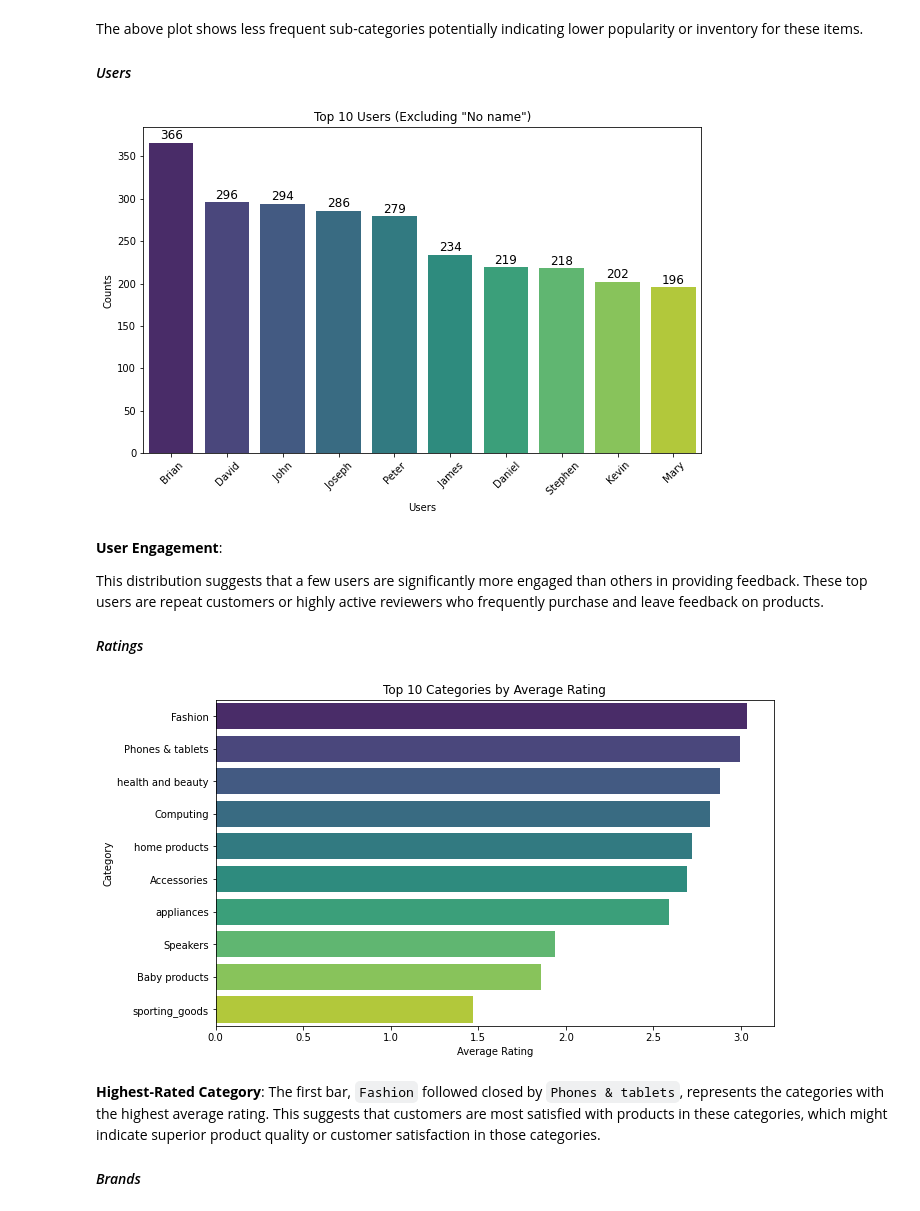
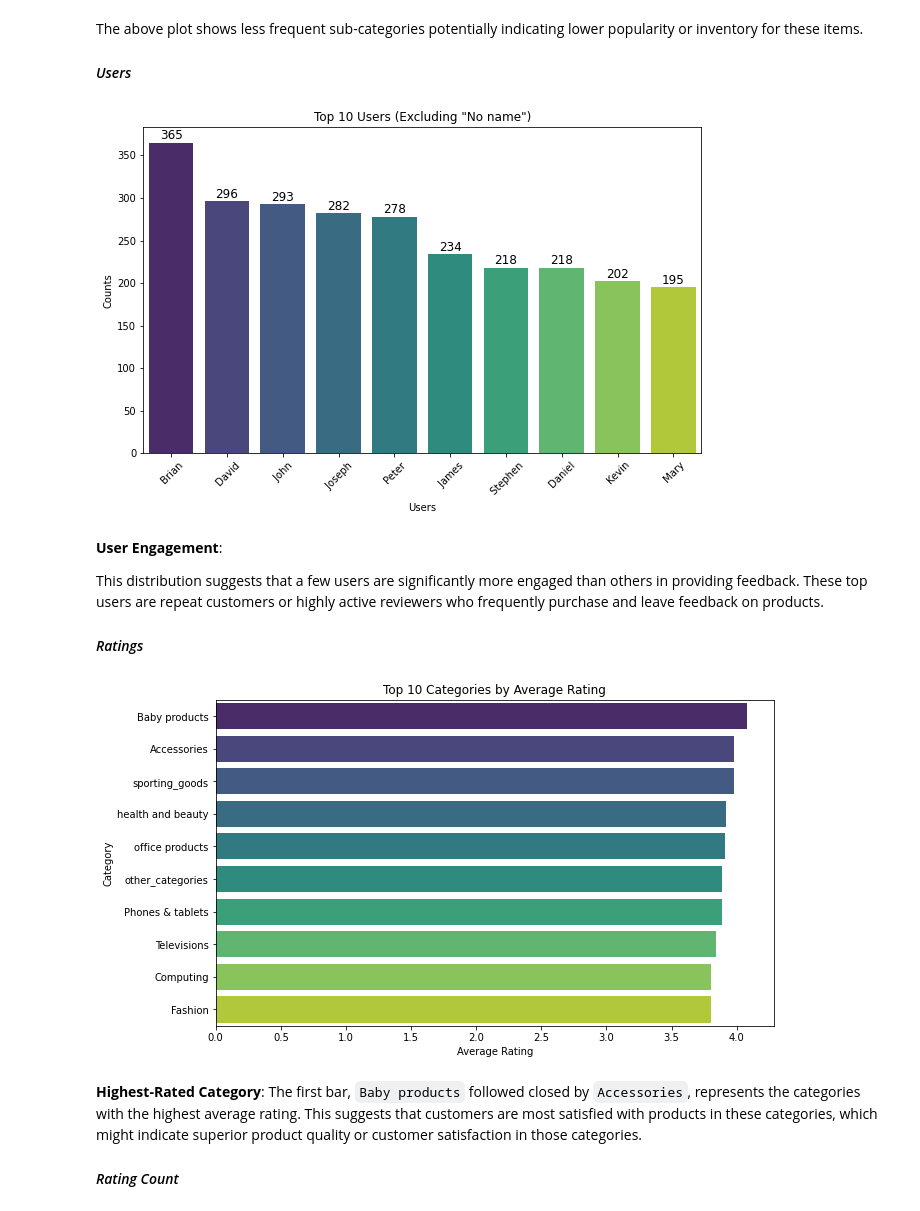
Before and after one commit to joakimTI/JUMIA-PRODUCTS-RECOMMENDATION-AND-PRODUCT-REVIEW-SYSTEM, a Jupyter notebook: index.ipynb, the cells around one changed output. Drawn from its saved outputs; the diff is of its cells as text; code cells hidden in the pictures.

```diff
--- a/index.ipynb
+++ b/index.ipynb
@@ -267,19 +274,6 @@ df['ratings_count'] = df['product'].str.extract(r'(\d+) out of 5\((\d+)\)')[1].a
 # Stripping 'by' from user_name
 
 df['user_name'] = df['user_name'].str.lstrip('by')
-# %%
-# parse the dates, currently coded as strings, into datetime format
-
-df['date'] = pd.to_datetime(df['date'],  dayfirst=True, errors='coerce')
-# %%
-# extract year from date
-df['year'] = df['date'].dt.year
-
-# extract month from date
-df['month'] = df['date'].dt.month
-
-# extract day from date
-df['day'] = df['date'].dt.day
 # %%
 # Function to remove the currency and calculate the average of the price range
 
@@ -379,20 +370,11 @@ df['user_name'].fillna('No name', inplace=True)
 
 df['ratings'].fillna(0, inplace=True)
 
-df['review'].fillna('No review', inplace=True)
+# df['review'].fillna('No review', inplace=True)
 
-df['overall_ratings'].fillna(0, inplace=True)
+# df['overall_ratings'].fillna(0, inplace=True)
 
 df['ratings_count'].fillna(0, inplace=True)
-
-# Date: Impute day with the 1st of the month
-df['day'].fillna(1, inplace=True)
-
-# Impute month with the most common month (mode)
-df['month'].fillna(df['month'].mode()[0], inplace=True)
-
-# Impute year with the most frequent year in the dataset
-df['year'].fillna(df['year'].mode()[0], inplace=True)
 # %%
 # Drop the remaining negligible null values
 
@@ -563,7 +545,7 @@ plt.ylabel('Counts')
 plt.xticks(rotation=45)  # Rotate x labels for better readability
 plt.show();
 # %% [output]
-[figure, old version]
+[figure, new version]
 # %% [markdown]
 **User Engagement**:
 
@@ -572,21 +554,20 @@ This distribution suggests that a few users are significantly more engaged than
 #### *Ratings*
 # %%
 # Calculate the average rating for each category
-average_ratings = df.groupby('Category')['ratings'].mean()
+category_average_ratings = df.groupby('Category')['ratings'].mean()
 
-# Sort the categories by average rating and get the top 5
-top_5_categories = average_ratings.sort_values(ascending=False).head(10)
-
+# Sort the categories by average rating and get the top 10
+ratings = category_average_ratings.sort_values(ascending=False).head(10)
 # Plot the results
 plt.figure(figsize=(10, 6))
-sns.barplot(x=top_5_categories.values, y=top_5_categories.index, palette='viridis')
+sns.barplot(x=ratings.values, y=ratings.index, palette='viridis')
 plt.title('Top 10 Categories by Average Rating')
 plt.xlabel('Average Rating')
 plt.ylabel('Category')
 plt.show();
 # %% [output]
-[figure, old version]
+[figure, new version]
 # %% [markdown]
-**Highest-Rated Category**: The first bar, `Fashion` followed closed by `Phones & tablets`, represents the categories with the highest average rating. This suggests that customers are most satisfied with products in these categories, which might indicate superior product quality or customer satisfaction in those categories.
+**Highest-Rated Category**: The first bar, `Baby products` followed closed by `Accessories`, represents the categories with the highest average rating. This suggests that customers are most satisfied with products in these categories, which might indicate superior product quality or customer satisfaction in those categories.
 
-#### *Brands*
+#### *Rating Count*
```
Also changed, not shown: parts of 42 cells of this notebook.
